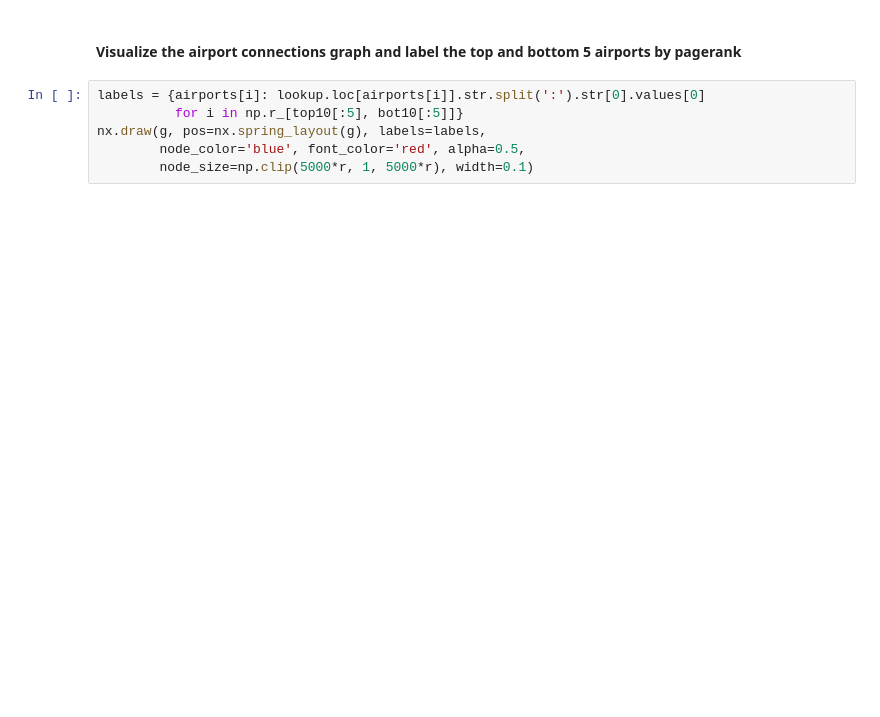
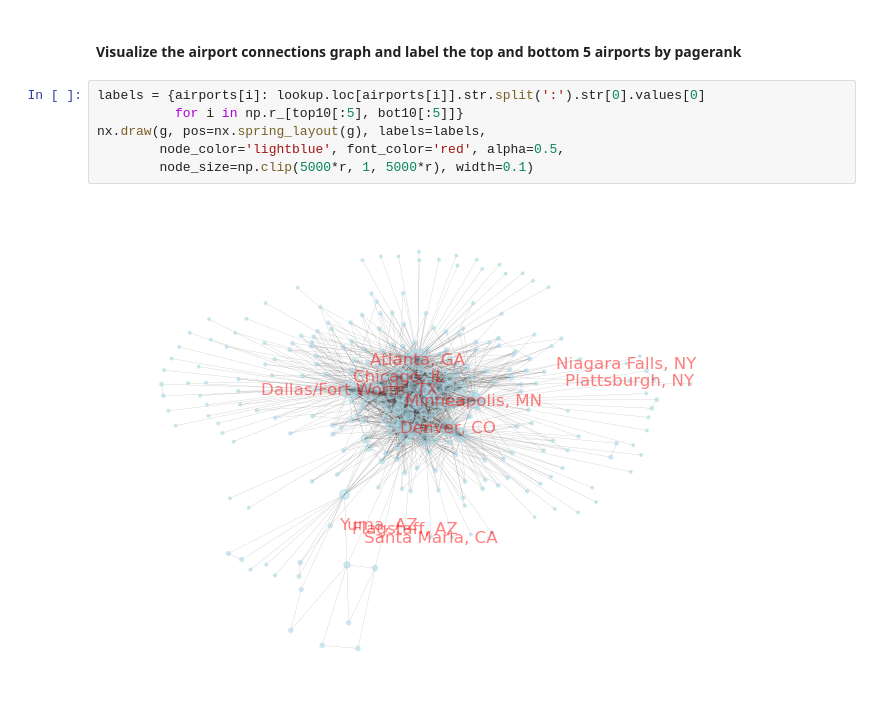
Before and after one commit to feizhe/STAT_207, a Jupyter notebook: Exercises/Week4B.ipynb, the cells around one changed output. Cells and saved outputs as stored; diff of their text form; blank space fills up the shorter version.

```diff
--- a/Exercises/Week4B.ipynb
+++ b/Exercises/Week4B.ipynb
@@ -146,6 +260,8 @@ df
 # %%
 labels = {airports[i]: lookup.loc[airports[i]].str.split(':').str[0].values[0]
           for i in np.r_[top10[:5], bot10[:5]]}
 nx.draw(g, pos=nx.spring_layout(g), labels=labels,
-        node_color='blue', font_color='red', alpha=0.5,
+        node_color='lightblue', font_color='red', alpha=0.5,
         node_size=np.clip(5000*r, 1, 5000*r), width=0.1)
+# %% [output]
+[figure, added]
```
Also changed, not shown: parts of 17 cells of this notebook, 5 other files.
